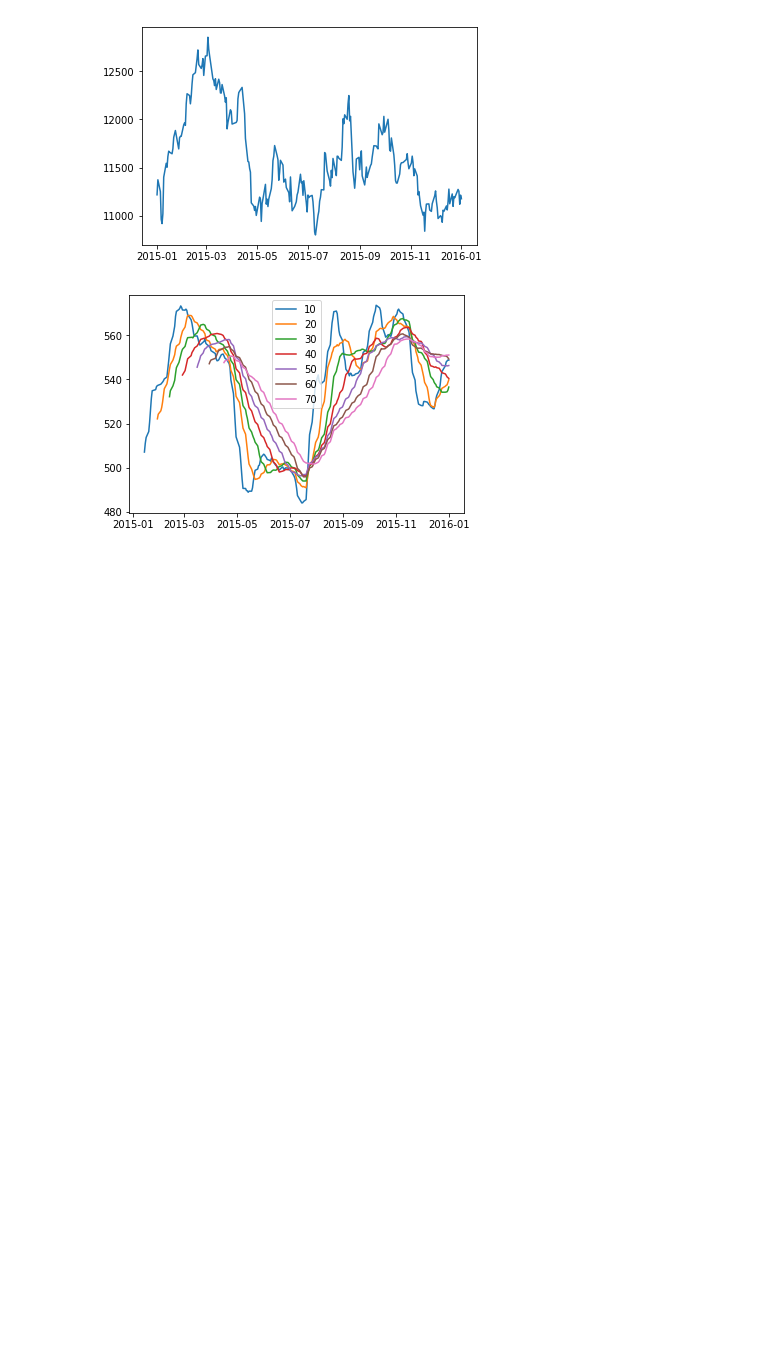
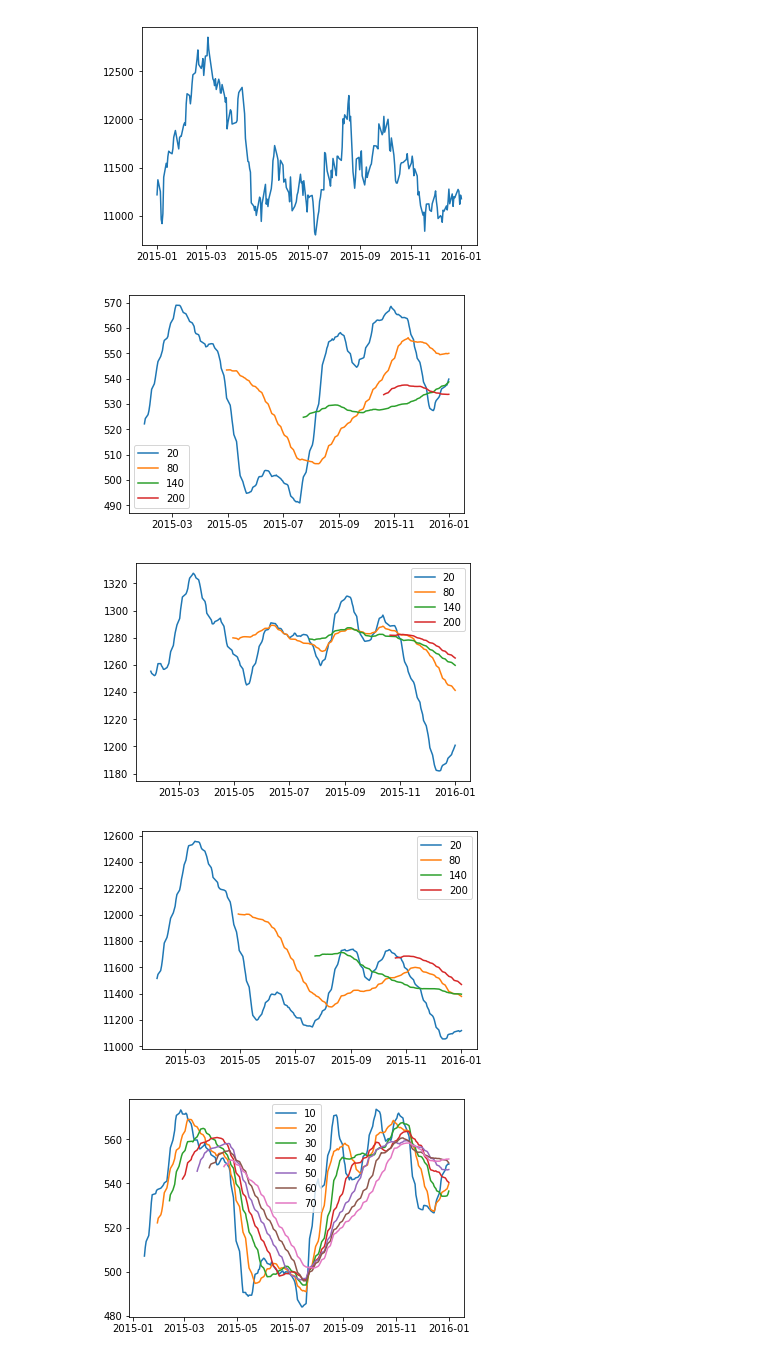
Before and after one commit to amankumar444/python-test, a Jupyter notebook: Redcarpet_up.ipynb, the cells around one changed output. Saved outputs shown, nothing was run; the diff lists cells and outputs as text; code cells hidden in the pictures; blank space fills up the shorter version.

```diff
--- a/Redcarpet_up.ipynb
+++ b/Redcarpet_up.ipynb
@@ -30,6 +31,24 @@ plt.show()
 [figure]
 [figure]
 [figure]
+# %%
+# for question 1, where I was supposed to calculate moving average for weeks 4(20 days),
+# 16 weeks(20+60 days), .. , 52 weeks(20+60+60+60+60-13)
+
+def moving_avg(data):
+    for i in range(20,240,60):
+        data['Rolling_Mean'] = data['Close'].rolling(window = i).mean()
+        plt.plot(data['Rolling_Mean'], label = i)
+        plt.legend()
+    plt.show()
+
+moving_avg(INFY)
+moving_avg(TCS)
+moving_avg(niftyit)
+# %% [output]
+[figure, added]
+[figure, added]
+[figure, added]
 # %%
 #Answer to the 2nd Question, where rolling window is incremented with 10 steps
 #For all the stocks and index dataset.
```
Also changed, not shown: parts of 16 cells of this notebook.
